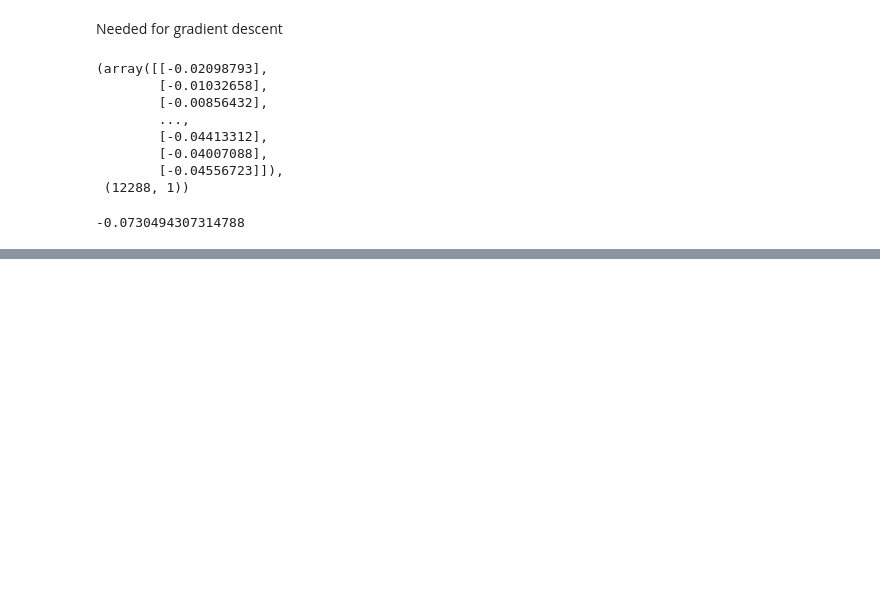
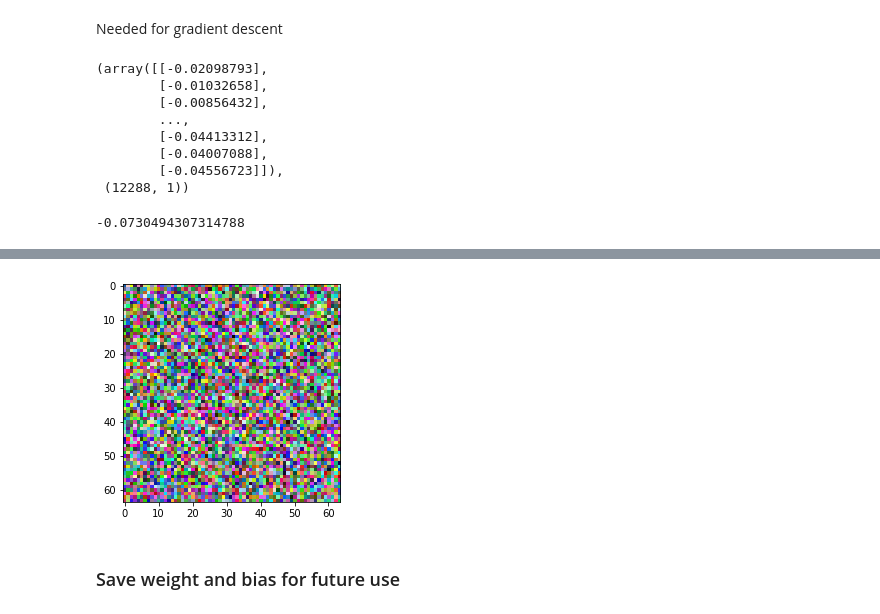
Before and after one commit to WaterZoopPlein/cats-classifier, a Jupyter notebook: main.ipynb, the cells around one changed output, grey strips where cells are left out. Saved outputs shown, nothing was run; the diff lists cells and outputs as text; code cells hidden in the pictures; blank space fills up the shorter version.

```diff
--- a/main.ipynb
+++ b/main.ipynb
@@ -205,0 +326,7 @@ db
+# %%
+plt.imshow(((train_model.get_weight().reshape(64, 64, 3) + train_model.get_bias()) * 255).astype(np.uint8))
+plt.show()
+# %% [output]
+[figure, added]
+# %% [markdown]
+### Save weight and bias for future use
```
Also changed, not shown: parts of 11 cells of this notebook, 2 other files.
